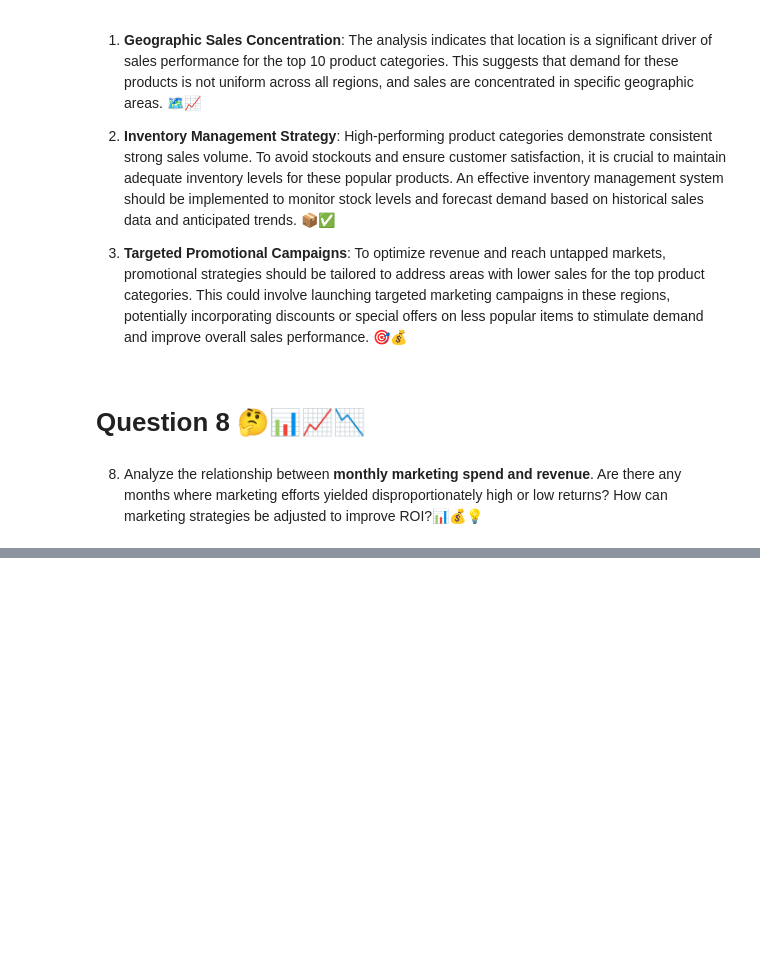
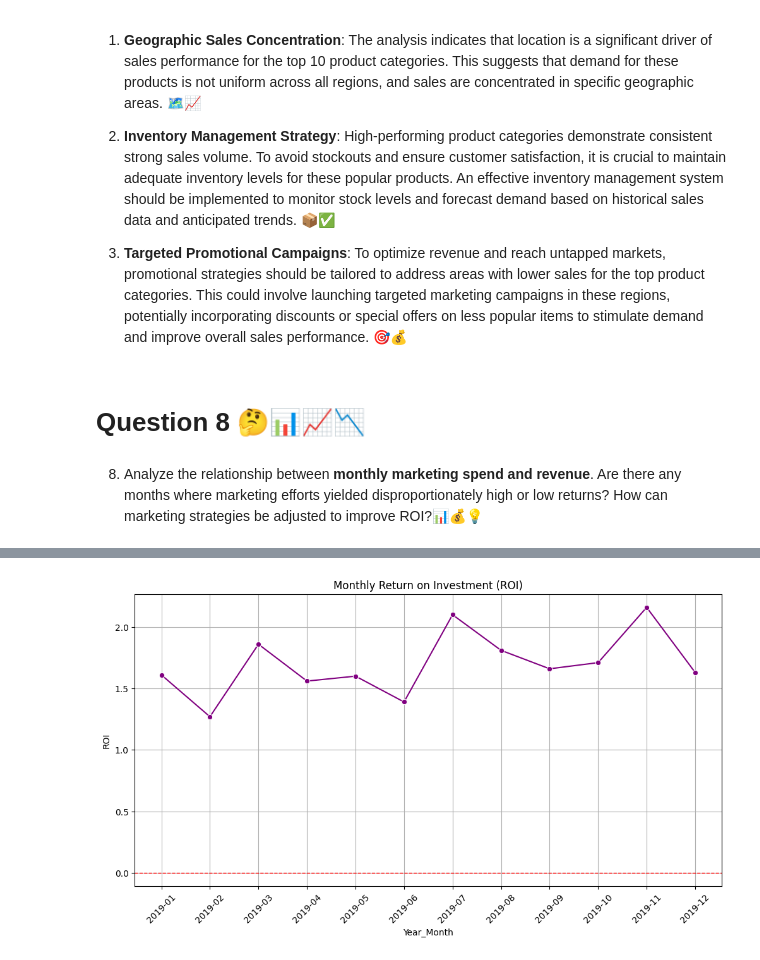
Before and after one commit to Smita569/E-commerce_Marketing_and_sales, a Jupyter notebook: E_commerce_Marketing_and_sales_Business_Case.ipynb, the cells around one changed output, grey strips where cells are left out. Saved outputs shown, nothing was run; the diff lists cells and outputs as text; code cells hidden in the pictures; blank space fills up the shorter version.

```diff
--- a/E_commerce_Marketing_and_sales_Business_Case.ipynb
+++ b/E_commerce_Marketing_and_sales_Business_Case.ipynb
@@ -546,0 +596,13 @@ plt.show()
+# %%
+# plot the lineplot graph to visualize ROI
+plt.figure(figsize=(12, 6))
+sns.lineplot(data=df_merged_sales_marketingsales, x=df_merged_sales_marketingsales['Year_Month'].astype(str), y='ROI', marker='o', color='purple')
+plt.title('Monthly Return on Investment (ROI)')
+plt.xlabel('Year_Month')
+plt.ylabel('ROI')
+plt.grid(True)
+plt.xticks(rotation=45)
+plt.axhline(0, color='red', linestyle='--', linewidth=1) # Add a line at ROI = 0 for reference
+plt.show()
+# %% [output]
+[figure, added]
```
Also changed, not shown: parts of 3 cells of this notebook.
